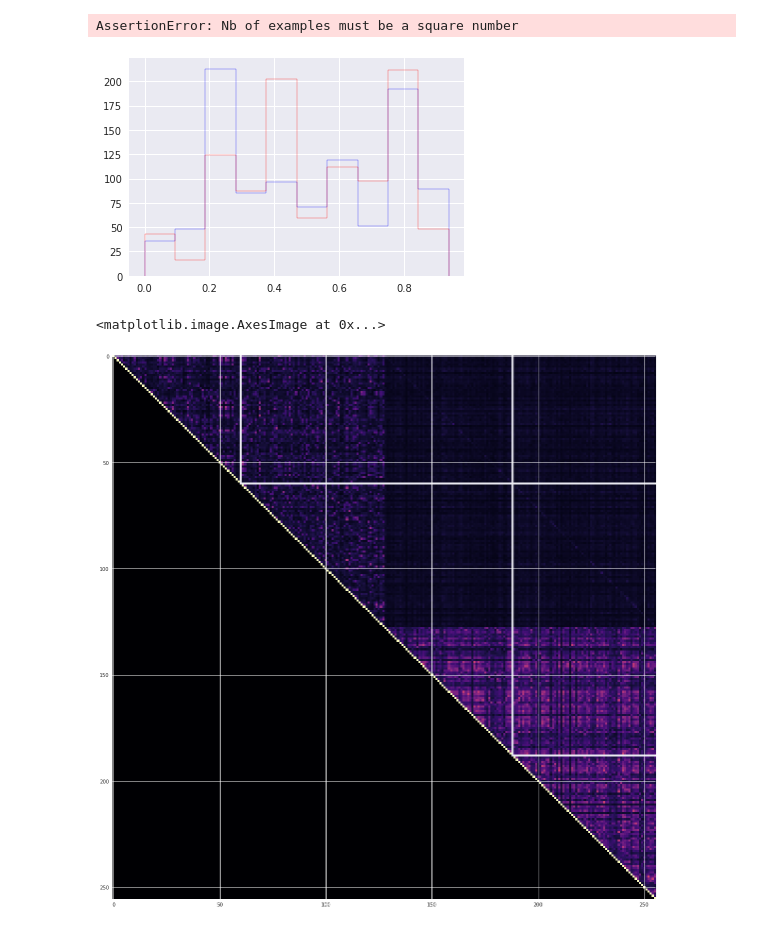
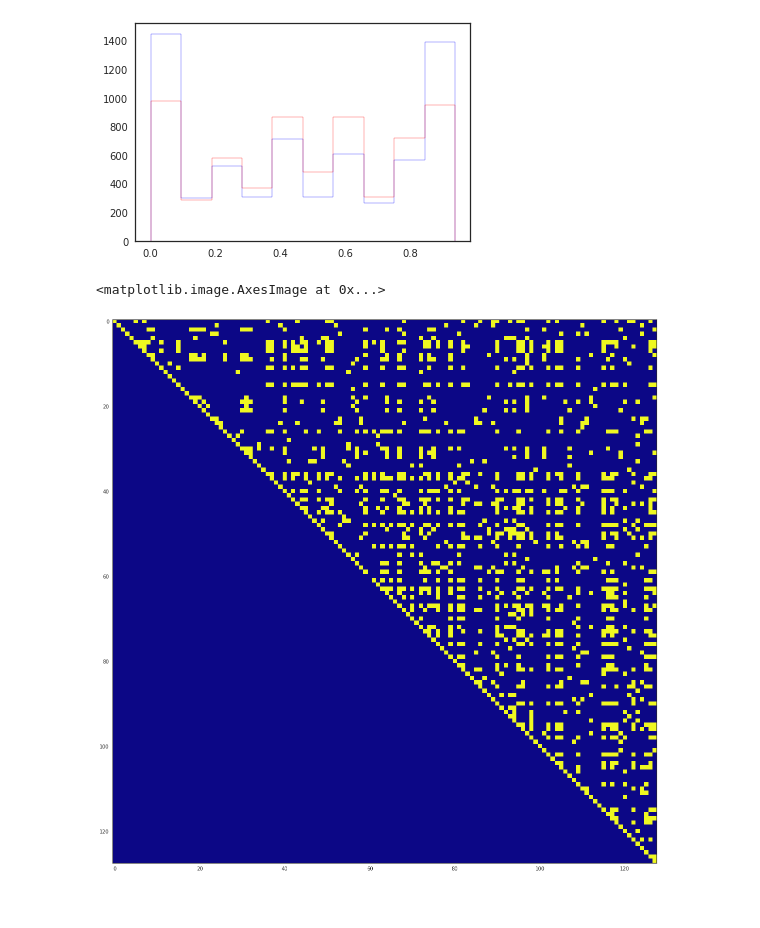
Before and after one commit to mehdidc/out_of_class, a Jupyter notebook: ae/analyze.ipynb, the cells around one changed output. Cells and saved outputs as stored; diff of their text form; code cells hidden in the pictures.

```diff
--- a/ae/analyze.ipynb
+++ b/ae/analyze.ipynb
@@ -124,9 +148,9 @@ X, y = data['X'], data['y']
 X = X.astype(np.float32)
 X /= 255.
 # %%
-h = np.zeros((128, layer_c, layer_h, layer_w))
+h = np.zeros((layer_c, layer_c, layer_h, layer_w))
 ind = np.arange(len(h))
 h[ind, ind, 8, 8] = 20
 xrec, = dec([h])
 im = grid_of_images_default(xrec)
-imsave('out/im.png', im)
+imsave('results/{}/features.png'.format(folder), im)
@@ -148,9 +170,9 @@ def featurize(h):
     h = np.concatenate((hx, hy), axis=1)
     return h
 # %%
-gen = np.load('results/mnist/gen/generated.npz')
-Xg = gen['generated'][0:1000]
-print(Xg.shape)
+gen = np.load('results/{}/gen/generated.npz'.format(folder))
+nb_gen = 2 * (2 * 40 * 40)
+Xg = gen['generated'][0:nb_gen]
 yg = np.array([-1] * len(Xg))
 Xt = X[0:len(Xg)]
 yt = y[0:len(yg)]
@@ -200,29 +218,32 @@ save(p)
-# %%
-Xf_ = Xf.copy()
-Xf_[yf==-1] = 1.0 - Xf_[yf==-1]
-rows = grid_embedding(h2d)
-im = grid_of_images_default(Xf_[rows])
-imsave('grid.png', im)
-# %% [output]
-AssertionError: Nb of examples must be a square number
+# %%
+nb = 30*30*2
+xx = np.concatenate((Xf[0:nb], Xf[nb_gen:nb_gen + nb]), axis=0)
+hh = np.concatenate((h2d[0:nb], h2d[nb_gen:nb_gen + nb]), axis=0)
+xx[0:nb] = 1.0 - xx[0:nb]
+rows = grid_embedding(hh)
+im = grid_of_images_default(xx[rows])
+imsave('results/{}/grid.png'.format(folder), im)
 # %%
-plt.hist(h[yf<0, 128], color='blue', histtype='step')
-plt.hist(h[yf>=0, 128], color='red', histtype='step')
+plt.hist(h[yf<0, 2], color='blue', histtype='step')
+plt.hist(h[yf>=0, 2], color='red', histtype='step')
 plt.show()
 # %% [output]
-[figure, old version]
+[figure, new version]
 # %%
 # Computes normalized mutual information between all possible pairs of features
-m = np.zeros((h.shape[1], h.shape[1]))
-for i in range(h.shape[1]):
-    for j in range(i, h.shape[1]):
+ind = np.arange(h.shape[1]//2, h.shape[1])
+np.random.shuffle(ind)
+h_ = h[:, ind]
+m = np.zeros((h_.shape[1], h_.shape[1]))
+for i in range(h_.shape[1]):
+    for j in range(i, h_.shape[1]):
         ij_counts = defaultdict(int)
         icounts = defaultdict(int)
         jcounts = defaultdict(int)
-        for k in range(1000, 2000):
-            ij_counts[(h[k, i], h[k, j])] += 1
-            icounts[h[k, i]] += 1
-            jcounts[h[k, j]] += 1
+        for k in range(0, 1000):
+            ij_counts[(h_[k, i], h_[k, j])] += 1
+            icounts[h_[k, i]] += 1
+            jcounts[h_[k, j]] += 1
         ij_total = sum(ij_counts.values())
         i_total = sum(icounts.values())
         j_total = sum(jcounts.values())
@@ -240,6 +259,6 @@ m
 # %%
 fig = plt.figure(figsize=(20, 20))
-plt.imshow(m, cmap='magma')
+plt.imshow(m>0.3, cmap='plasma')
 # %% [output]
 <matplotlib.image.AxesImage at 0x...>
-[figure, old version]
+[figure, new version]
```
Also changed, not shown: parts of 12 cells of this notebook, 1 other file.
